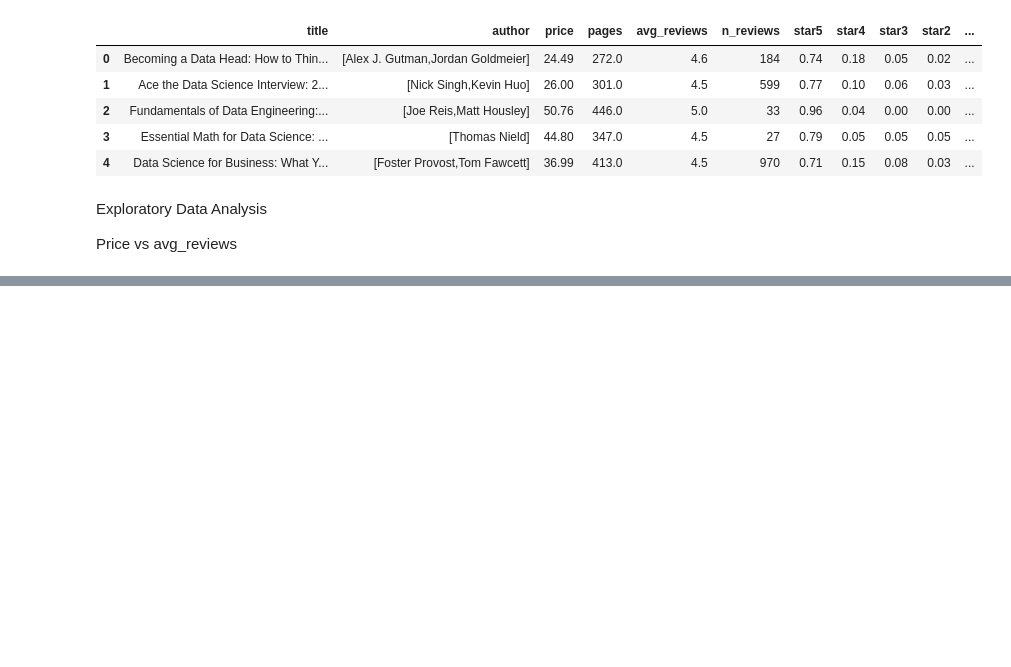
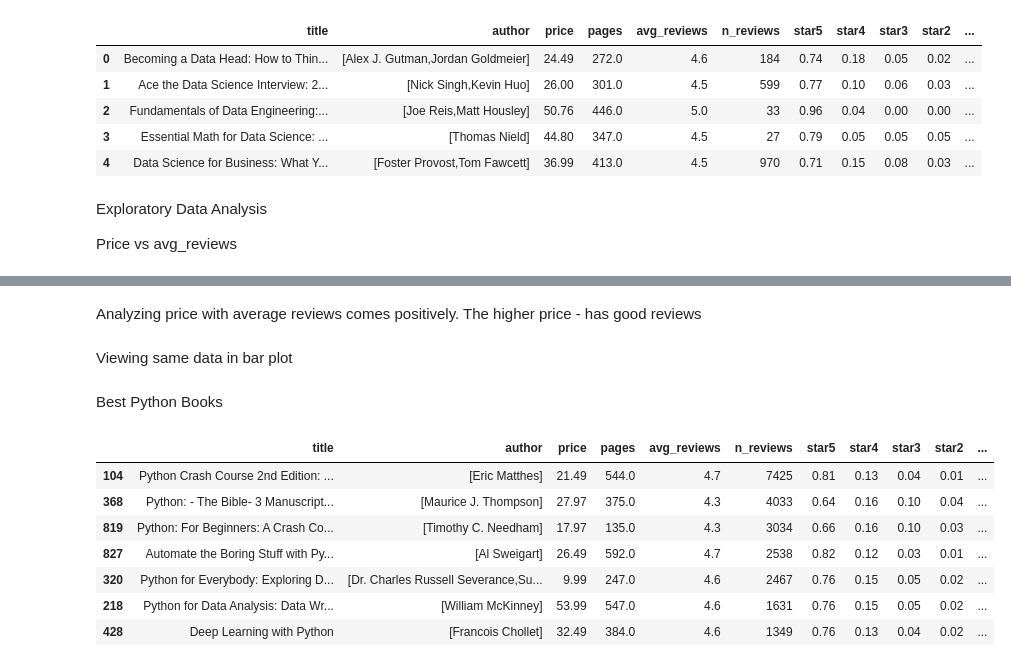
Before and after one commit to thisispawann/review_amazon_data_science_dataset_, a Jupyter notebook: amazon.ipynb, the cells around one changed output, grey strips where cells are left out. Drawn from its saved outputs; the diff is of its cells as text; code cells hidden in the pictures; blank space fills up the shorter version.

Commit message:
amazon best python and machine learning books

```diff
--- a/amazon.ipynb
+++ b/amazon.ipynb
@@ -46,3 +46,7 @@ px.scatter(df, x='price', y='avg_reviews', size='n_reviews')
 # %% [output]
 ValueError: Mime type rendering requires nbformat>=4.2.0 but it is not installed
 [interactive output not drawn]
+# %% [markdown]
+Analyzing price with average reviews comes positively. The higher price - has good reviews
+# %% [markdown]
+Viewing same data in bar plot
@@ -48,0 +55,18 @@ ValueError: Mime type rendering requires nbformat>=4.2.0 but it is not installed
+# %% [markdown]
+Best Python Books
+# %%
+# select books based on title containing 'Python'
+python_books = df[df['title'].str.contains('Python')]
+
+# Python books with most reviews and highest average rating
+best_python_books = python_books.nlargest(7, ['n_reviews', 'avg_reviews'])
+best_python_books
+# %% [output]
+|  | title | author | price | pages | avg_reviews | n_reviews | star5 | star4 | star3 | star2 | ... |
+| 104 | Python Crash Course 2nd Edition: ... | [Eric Matthes] | 21.49 | 544.0 | 4.7 | 7425 | 0.81 | 0.13 | 0.04 | 0.01 | ... |
+| 368 | Python: - The Bible- 3 Manuscript... | [Maurice J. Thompson] | 27.97 | 375.0 | 4.3 | 4033 | 0.64 | 0.16 | 0.10 | 0.04 | ... |
+| 819 | Python: For Beginners: A Crash Co... | [Timothy C. Needham] | 17.97 | 135.0 | 4.3 | 3034 | 0.66 | 0.16 | 0.10 | 0.03 | ... |
+| 827 | Automate the Boring Stuff with Py... | [Al Sweigart] | 26.49 | 592.0 | 4.7 | 2538 | 0.82 | 0.12 | 0.03 | 0.01 | ... |
+| 320 | Python for Everybody: Exploring D... | [Dr. Charles Russell Severance,Su... | 9.99 | 247.0 | 4.6 | 2467 | 0.76 | 0.15 | 0.05 | 0.02 | ... |
+| 218 | Python for Data Analysis: Data Wr... | [William McKinney] | 53.99 | 547.0 | 4.6 | 1631 | 0.76 | 0.15 | 0.05 | 0.02 | ... |
+| 428 | Deep Learning with Python | [Francois Chollet] | 32.49 | 384.0 | 4.6 | 1349 | 0.76 | 0.13 | 0.04 | 0.02 | ... |
```
Also changed, not shown: parts of 3 cells of this notebook.
